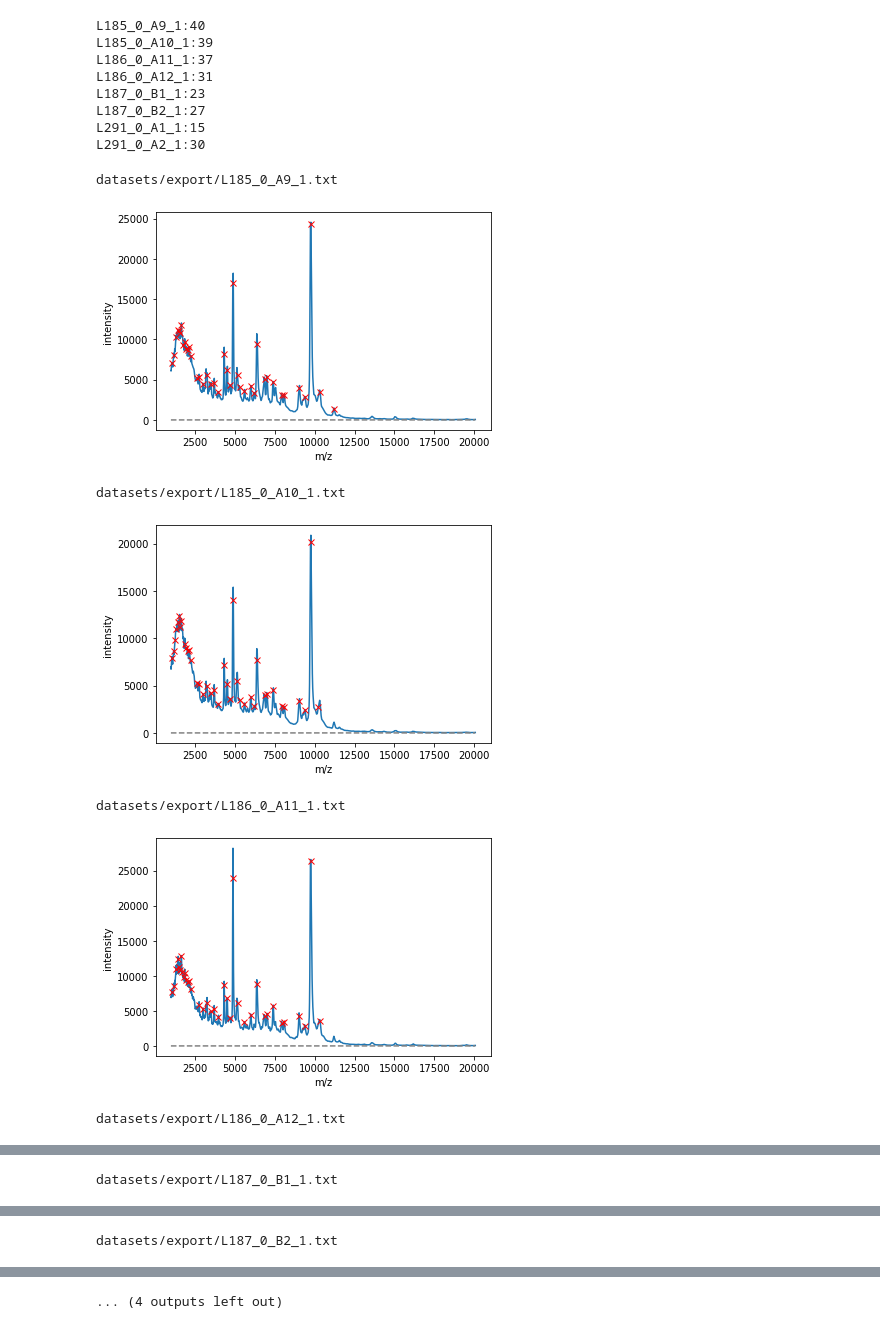
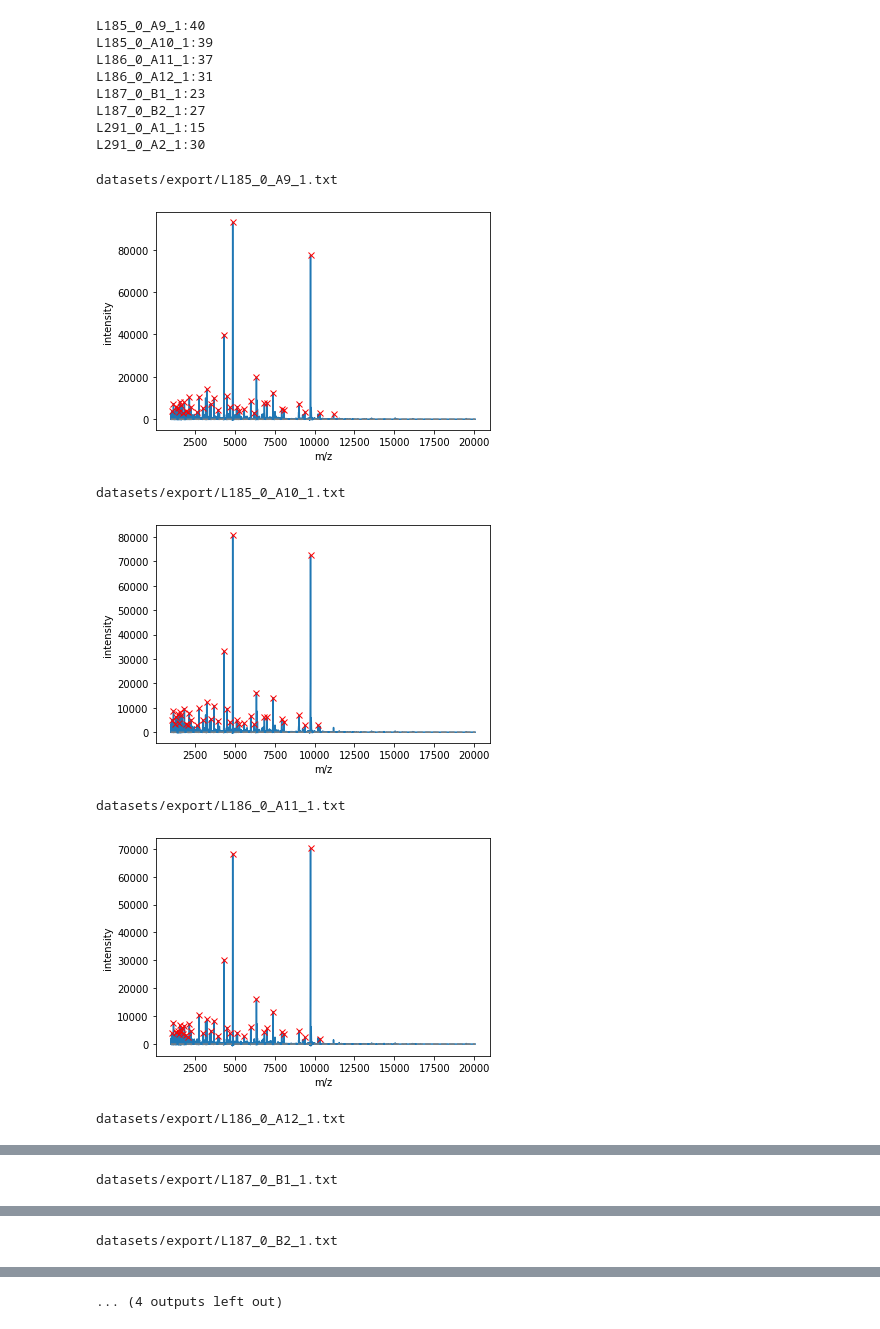
Before and after one commit to kuhaha/biotype, a Jupyter notebook: detect_peaks.ipynb, the cells around one changed output, grey strips where cells are left out. Saved outputs shown, nothing was run; the diff lists cells and outputs as text; code cells hidden in the pictures.

Commit message:
Corrected baselines

```diff
--- a/detect_peaks.ipynb
+++ b/detect_peaks.ipynb
@@ -175,8 +174,8 @@ for file in files:
     smoothed = signal.savgol_filter(y, window, deg, deriv=0)
     peaks,_ = signal.find_peaks(smoothed, distance=dist, prominence=prom)
 
-    base_fitter = Baseline(x_data=x)
-    bkg = base_fitter.asls(y, lam=1e7, p=0.02)[0]
+    base_filter = Baseline(x_data=x)
+    bkg = base_filter.asls(y, lam=1e7, p=0.02)[0]
     z = smoothed - bkg
 
     peaks_in[file] = zip(x[peaks], z[peaks])
@@ -218,39 +217,36 @@ from BaselineRemoval import BaselineRemoval
 # %%
 peaks_in = {}
 for file in files:
     print(f"{dataset}/{file}.txt")
     df = None
     df= pd.read_table(f"{dataset}/{file}.txt",
                       sep=" ",
                       header=None,
                       names=['m/z', 'intensity'])
     x = df['m/z'].to_numpy()
     y = df['intensity'].to_numpy()
     window = 15
     deg = 2
     smoothed = signal.savgol_filter(y, window, deg, deriv=0)
     peaks,_ = signal.find_peaks(smoothed, distance=dist, prominence=prom)
 
     brm = BaselineRemoval(smoothed)
+    z = brm.ZhangFit(lambda_=100,repitition=15, porder=1)
+    #z = brm.ModPoly(polynomial_degree)
+    #z = brm.IModPoly(polynomial_degree)
 
-    output = brm.ZhangFit(lambda_=100,repitition=15, porder=1)
-    #output = brm.ModPoly(polynomial_degree)
-    #output = brm.IModPoly(polynomial_degree)
-    z = smoothed - output
-
-    peaks_in[file] = zip(x[peaks], z[peaks])
+    peaks_in[file] = (x[peaks], z[peaks])
     plt.xlabel("m/z")
     plt.ylabel("intensity")
     plt.plot(x, z)
     plt.plot(x[peaks], z[peaks], "rx")
     plt.plot(x, np.zeros_like(y), "--", color="gray")
-
     plt.show()
 # %% [output]
 datasets/export/L185_0_A9_1.txt
-[figure, old version]
+[figure, new version]
 datasets/export/L185_0_A10_1.txt
-[figure, old version]
+[figure, new version]
 datasets/export/L186_0_A11_1.txt
-[figure, old version]
+[figure, new version]
 datasets/export/L186_0_A12_1.txt
```
Also changed, not shown: parts of 3 cells of this notebook, 2 other files.
